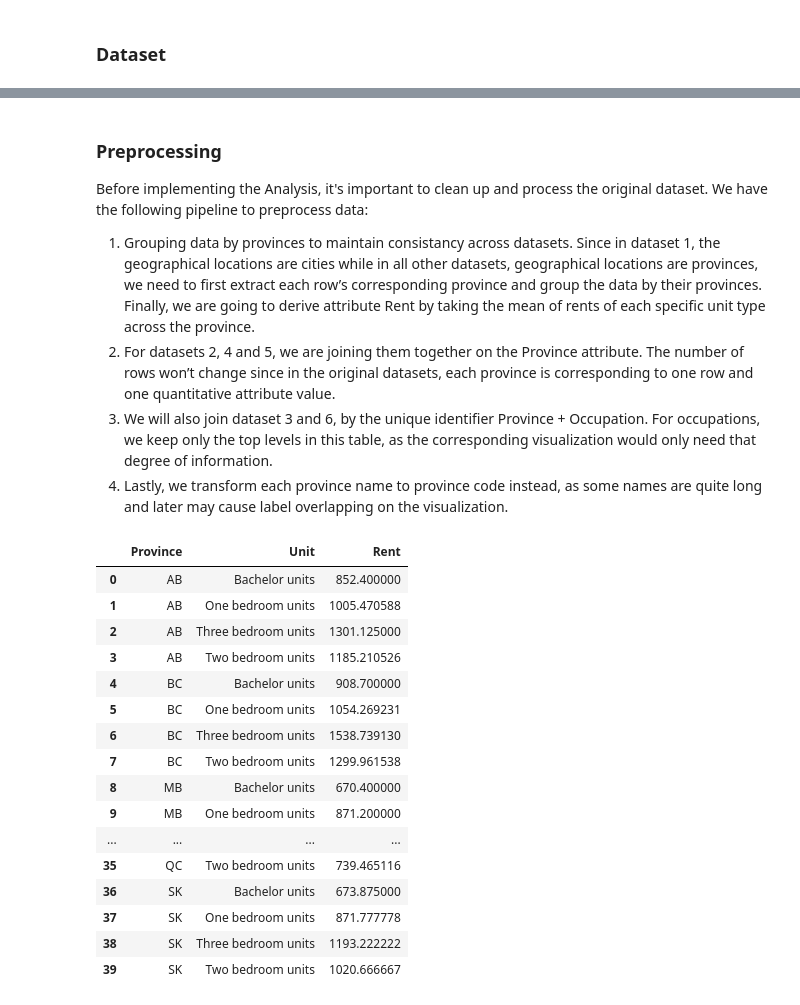
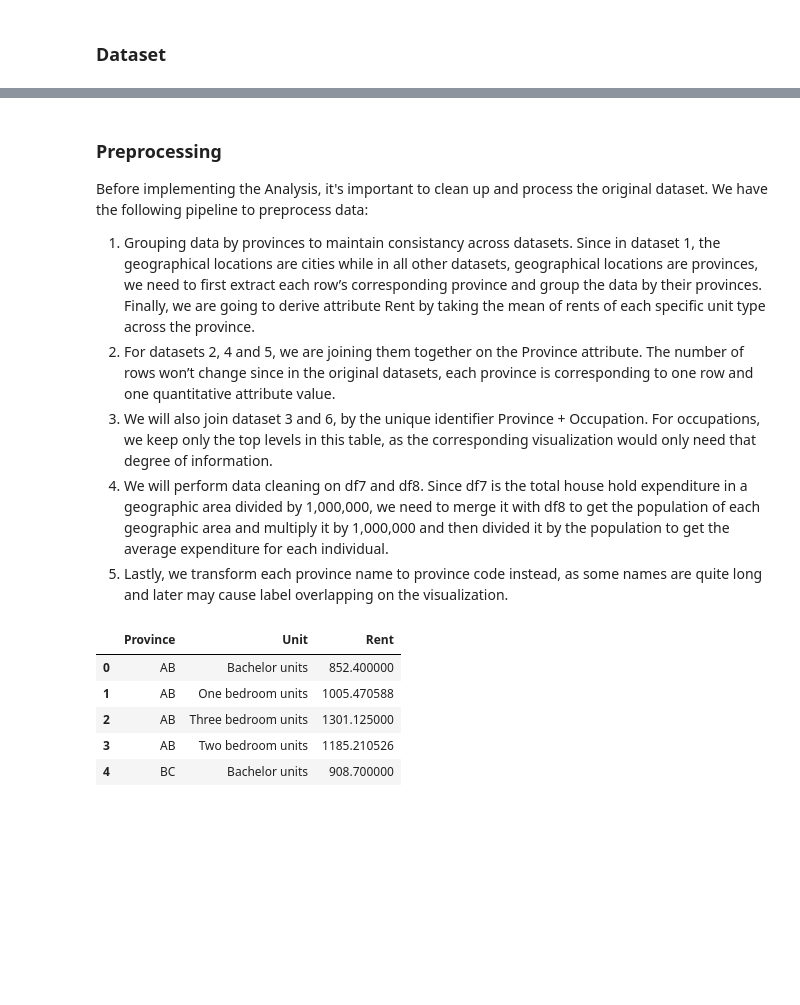
Before and after one commit to XutongJiang/323-Final-Project, a Jupyter notebook: Immigration to Canada.ipynb, the cells around one changed output, grey strips where cells are left out. Drawn from its saved outputs; the diff is of its cells as text; code cells hidden in the pictures; blank space fills up the shorter version.

```diff
--- a/Immigration to Canada.ipynb
+++ b/Immigration to Canada.ipynb
@@ -49,7 +64,8 @@ Before implementing the Analysis, it's important to clean up and process the ori
 1. Grouping data by provinces to maintain consistancy across datasets. Since in dataset 1, the geographical locations are cities while in all other datasets, geographical locations are provinces, we need to first extract each row’s corresponding province and group the data by their provinces. Finally, we are going to derive attribute Rent by taking the mean of rents of each specific unit type across the province.
 2. For datasets 2, 4 and 5, we are joining them together on the Province attribute. The number of rows won’t change since in the original datasets, each province is corresponding to one row and one quantitative attribute value.
 3. We will also join dataset 3 and 6, by the unique identifier Province + Occupation. For occupations, we keep only the top levels in this table, as the corresponding visualization would only need that degree of information.
-4. Lastly, we transform each province name to province code instead, as some names are quite long and later may cause label overlapping on the visualization.
+4. We will perform data cleaning on df7 and df8. Since df7 is the total house hold expenditure in a geographic area divided by 1,000,000, we need to merge it with df8 to get the population of each geographic area and multiply it by 1,000,000 and then divided it by the population to get the average expenditure for each individual.
+5. Lastly, we transform each province name to province code instead, as some names are quite long and later may cause label overlapping on the visualization.
 # %%
 # Step 1
 df1['Province'] = df1['Province'].apply(lambda x: x.split(', ')[1])
@@ -68,23 +105,12 @@ translate_province(df1)
 translate_province(df245)
 translate_province(df36)
 # %%
-df1
+df1.head()
 # %% [output]
 |  | Province | Unit | Rent |
 | 0 | AB | Bachelor units | 852.400000 |
 | 1 | AB | One bedroom units | 1005.470588 |
 | 2 | AB | Three bedroom units | 1301.125000 |
 | 3 | AB | Two bedroom units | 1185.210526 |
 | 4 | BC | Bachelor units | 908.700000 |
-| 5 | BC | One bedroom units | 1054.269231 |
-| 6 | BC | Three bedroom units | 1538.739130 |
-| 7 | BC | Two bedroom units | 1299.961538 |
-| 8 | MB | Bachelor units | 670.400000 |
-| 9 | MB | One bedroom units | 871.200000 |
-| ... | ... | ... | ... |
-| 35 | QC | Two bedroom units | 739.465116 |
-| 36 | SK | Bachelor units | 673.875000 |
-| 37 | SK | One bedroom units | 871.777778 |
-| 38 | SK | Three bedroom units | 1193.222222 |
-| 39 | SK | Two bedroom units | 1020.666667 |
 # %%
```
Also changed, not shown: parts of 26 cells of this notebook.
